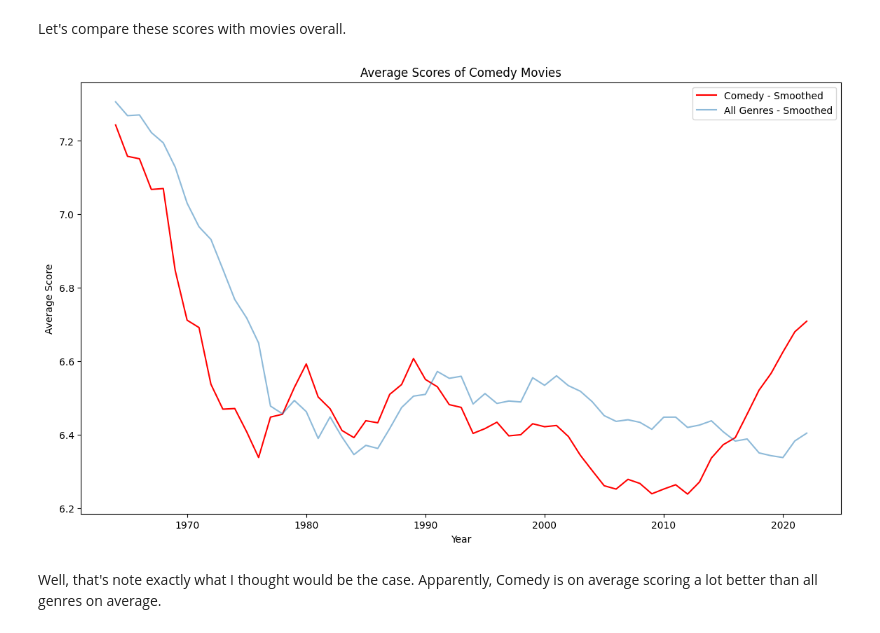
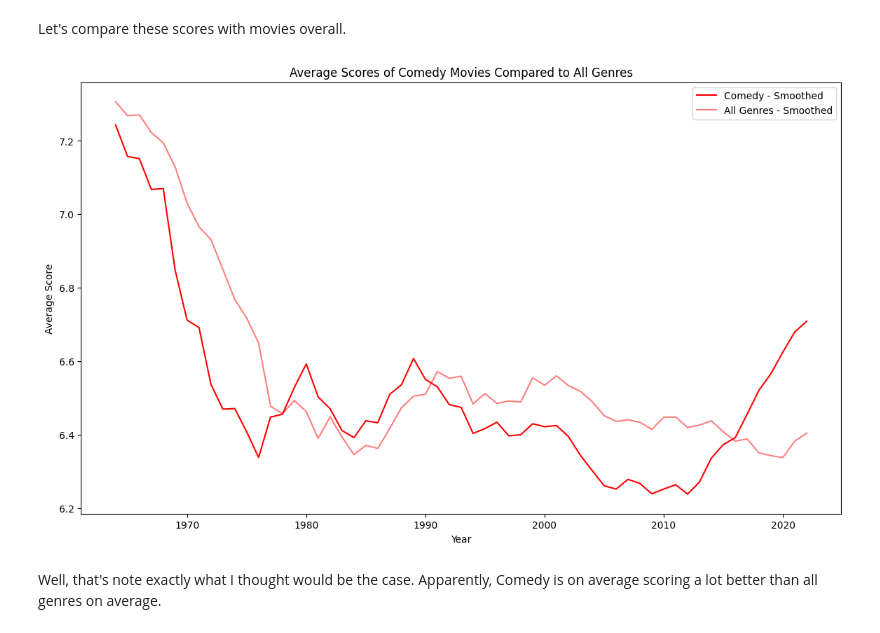
Before and after one commit to griffin-brown-95/movie-projects, a Jupyter notebook: movies_tmdb.ipynb, the cells around one changed output. Saved outputs shown, nothing was run; the diff lists cells and outputs as text; code cells hidden in the pictures.

```diff
--- a/movies_tmdb.ipynb
+++ b/movies_tmdb.ipynb
@@ -232,16 +237,16 @@ vote_average_by_year = pd.DataFrame(vote_average_by_year).sort_values(by='year')
 # %%
 vote_average_by_year['smoothed_vote_average'] = vote_average_by_year['vote_average'].rolling(window=5).mean()
 
 plt.figure(figsize=(14,8))
 plt.plot(comedy_vote_average_by_year['year'], comedy_vote_average_by_year['smoothed_vote_average'], label='Comedy - Smoothed', color='red')
-plt.plot(vote_average_by_year['year'], vote_average_by_year['smoothed_vote_average'], label='All Genres - Smoothed', alpha=0.5)
-plt.title('Average Scores of Comedy Movies')
+plt.plot(vote_average_by_year['year'], vote_average_by_year['smoothed_vote_average'], label='All Genres - Smoothed', color='red', alpha=0.5)
+plt.title('Average Scores of Comedy Movies Compared to All Genres')
 plt.ylabel('Average Score')
 plt.xlabel('Year')
 plt.legend()
 plt.show()
 # %% [output]
-[figure, old version]
+[figure, new version]
 # %% [markdown]
 Well, that's note exactly what I thought would be the case. Apparently, Comedy is on average scoring a lot better than all genres on average.
 # %% [markdown]
```
Also changed, not shown: parts of 11 cells of this notebook, 1 other file.
